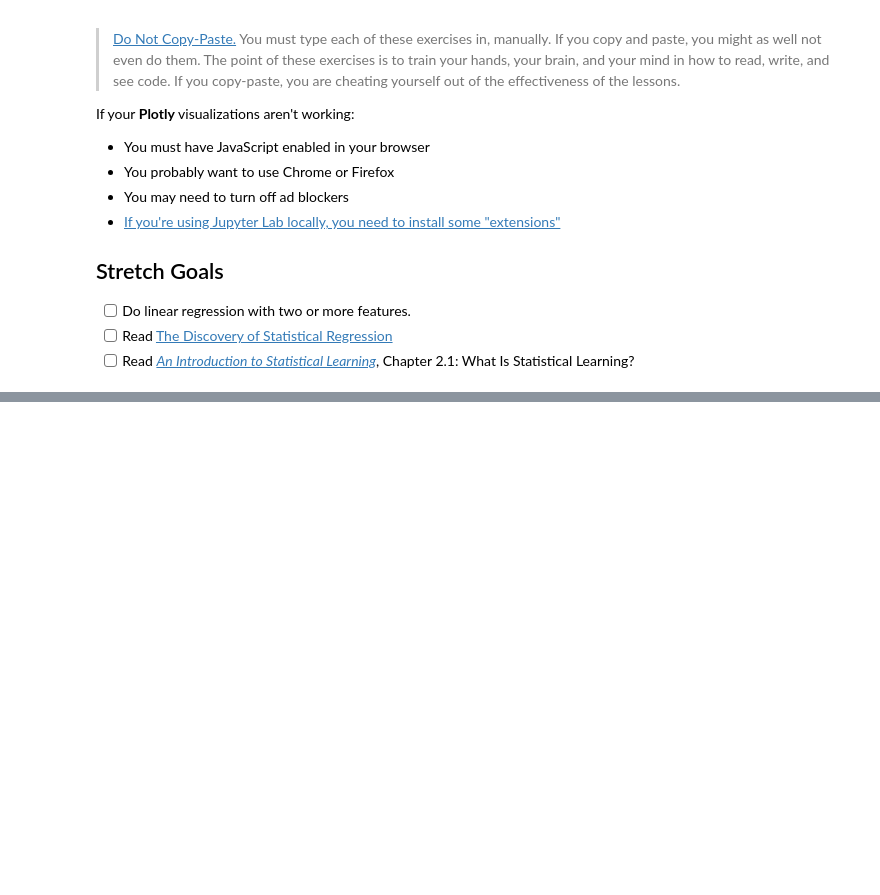
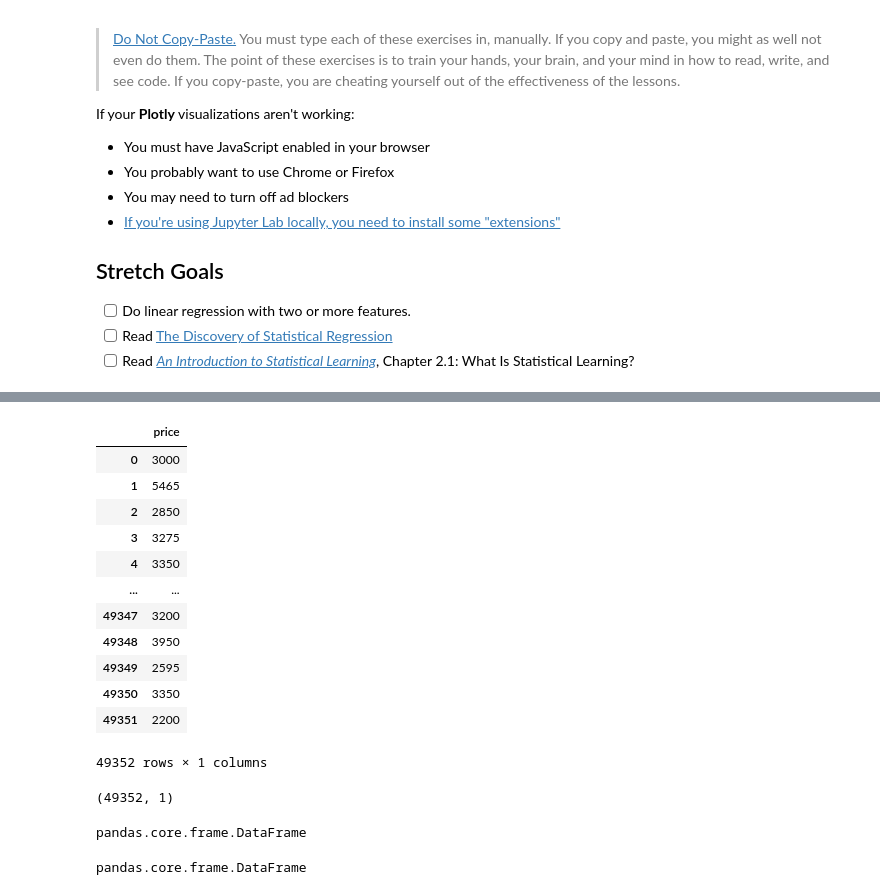
Before and after one commit to Luminatrix/DS-Unit-2-Linear-Models, a Jupyter notebook: module1-regression-1/LS_DS_211_assignment.ipynb, the cells around one changed output, grey strips where cells are left out. Cells and saved outputs as stored; diff of their text form; code cells hidden in the pictures; blank space fills up the shorter version.

```diff
--- a/module1-regression-1/LS_DS_211_assignment.ipynb
+++ b/module1-regression-1/LS_DS_211_assignment.ipynb
@@ -60,3 +79,32 @@ assert df.shape == (49352, 34)
 df = df[(df['price'] >= 1375) & (df['price'] <= 15500) &
         (df['latitude'] >=40.57) & (df['latitude'] < 40.99) &
         (df['longitude'] >= -74.1) & (df['longitude'] <= -73.38)]
+# %%
+type(df[['price']])
+df[['price']]
+# %% [output]
+|  | price |
+| 0 | 3000 |
+| 1 | 5465 |
+| 2 | 2850 |
+| 3 | 3275 |
+| 4 | 3350 |
+| ... | ... |
+| 49347 | 3200 |
+| 49348 | 3950 |
+| 49349 | 2595 |
+| 49350 | 3350 |
+| 49351 | 2200 |
+49352 rows × 1 columns
+# %%
+type(df[['longitude']])
+# %% [output]
+(49352, 1)
+# %%
+type(df[['latitude']])
+# %% [output]
+pandas.core.frame.DataFrame
+# %%
+type(df[['bedrooms']])
+# %% [output]
+pandas.core.frame.DataFrame
```
Also changed, not shown: parts of 36 cells of this notebook.
